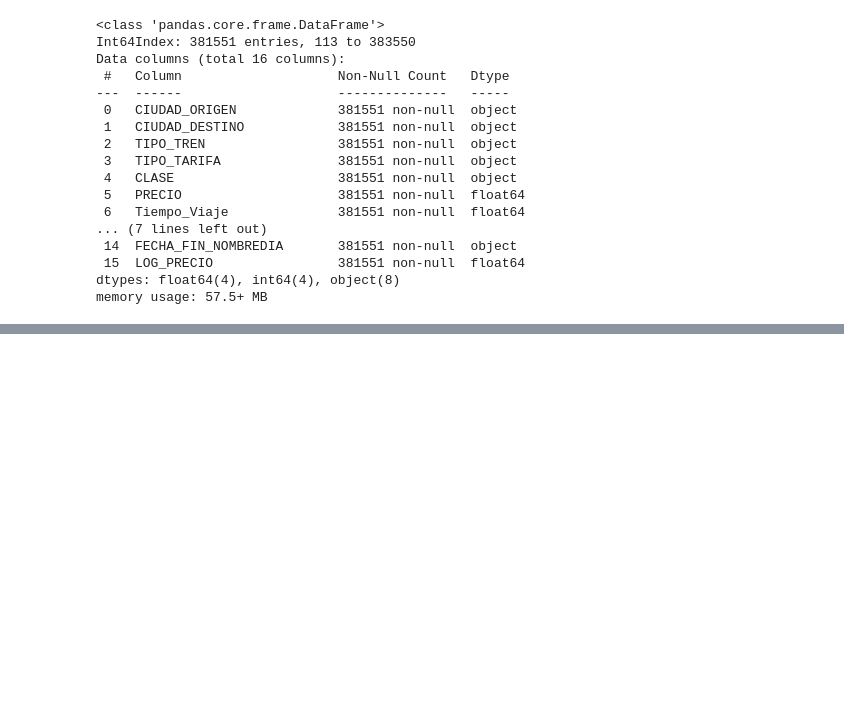
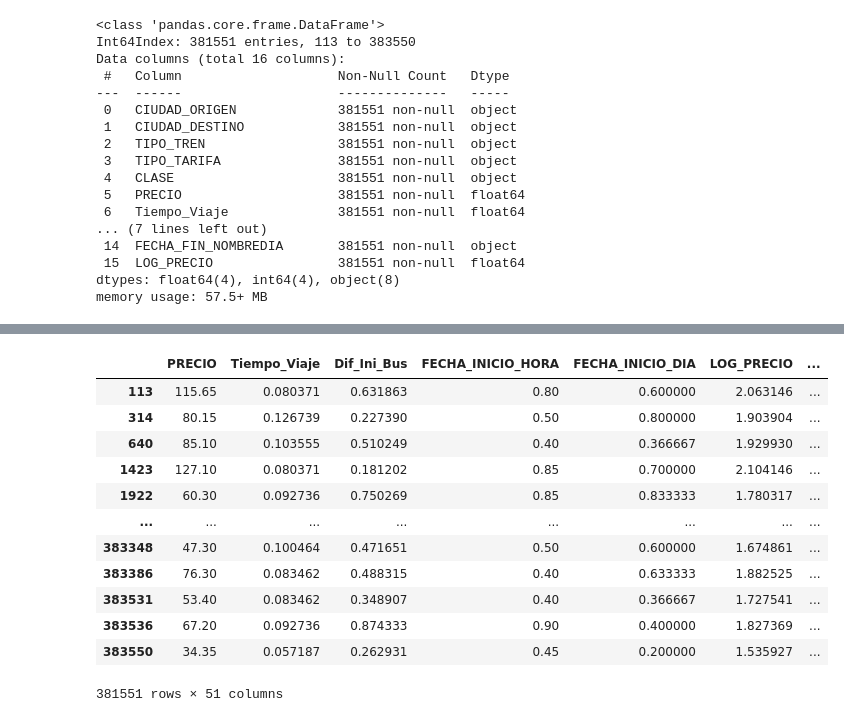
Before and after one commit to juniwarrior/crypto_trading_model, a Jupyter notebook: Project_TrenMax_en_clase_2_2.ipynb, the cells around one changed output, grey strips where cells are left out. Saved outputs shown, nothing was run; the diff lists cells and outputs as text; code cells hidden in the pictures; blank space fills up the shorter version.

```diff
--- a/Project_TrenMax_en_clase_2_2.ipynb
+++ b/Project_TrenMax_en_clase_2_2.ipynb
@@ -133,0 +268,16 @@ df_1 = df.copy()
+# %%
+df_2
+# %% [output]
+|  | PRECIO | Tiempo_Viaje | Dif_Ini_Bus | FECHA_INICIO_HORA | FECHA_INICIO_DIA | LOG_PRECIO | ... |
+| 113 | 115.65 | 0.080371 | 0.631863 | 0.80 | 0.600000 | 2.063146 | ... |
+| 314 | 80.15 | 0.126739 | 0.227390 | 0.50 | 0.800000 | 1.903904 | ... |
+| 640 | 85.10 | 0.103555 | 0.510249 | 0.40 | 0.366667 | 1.929930 | ... |
+| 1423 | 127.10 | 0.080371 | 0.181202 | 0.85 | 0.700000 | 2.104146 | ... |
+| 1922 | 60.30 | 0.092736 | 0.750269 | 0.85 | 0.833333 | 1.780317 | ... |
+| ... | ... | ... | ... | ... | ... | ... | ... |
+| 383348 | 47.30 | 0.100464 | 0.471651 | 0.50 | 0.600000 | 1.674861 | ... |
+| 383386 | 76.30 | 0.083462 | 0.488315 | 0.40 | 0.633333 | 1.882525 | ... |
+| 383531 | 53.40 | 0.083462 | 0.348907 | 0.40 | 0.366667 | 1.727541 | ... |
+| 383536 | 67.20 | 0.092736 | 0.874333 | 0.90 | 0.400000 | 1.827369 | ... |
+| 383550 | 34.35 | 0.057187 | 0.262931 | 0.45 | 0.200000 | 1.535927 | ... |
+381551 rows × 51 columns
```
Also changed, not shown: parts of 16 cells of this notebook.
